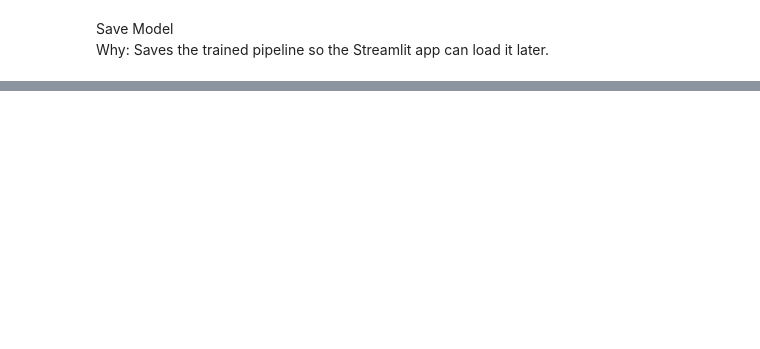
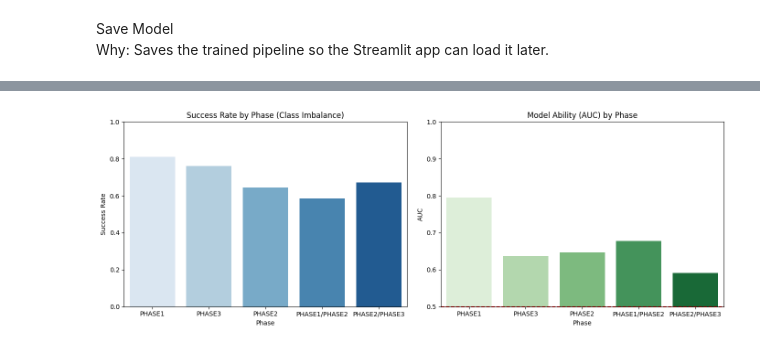
Before and after one commit to delaunan/clintrialpredict, a Jupyter notebook: notebooks/nicolas/baseline_model.ipynb, the cells around one changed output, grey strips where cells are left out. Drawn from its saved outputs; the diff is of its cells as text; code cells hidden in the pictures; blank space fills up the shorter version.

```diff
--- a/notebooks/nicolas/baseline_model.ipynb
+++ b/notebooks/nicolas/baseline_model.ipynb
@@ -237,0 +469,73 @@ Why: Saves the trained pipeline so the Streamlit app can load it later.
+# %%
+import pandas as pd
+import seaborn as sns
+import matplotlib.pyplot as plt
+from sklearn.metrics import roc_auc_score
+
+def analyze_performance_by_phase(model, X_test, y_test, df_original):
+    # 1. Recover the 'phase' column
+    test_indices = X_test.index
+    phases = df_original.loc[test_indices, 'phase']
+
+    # Create analysis dataframe
+    analysis_df = pd.DataFrame({
+        'phase': phases,
+        'target_actual': y_test,
+        'pred_prob': model.predict_proba(X_test)[:, 1]
+    })
+
+    # 2. Calculate Metrics
+    results = []
+    unique_phases = analysis_df['phase'].unique()
+
+    print(f"{'Phase':<15} | {'Count':<6} | {'Success Rate':<12} | {'Model AUC':<6}")
+    print("-" * 55)
+
+    for ph in unique_phases:
+        subset = analysis_df[analysis_df['phase'] == ph]
+
+        if len(subset) < 50:
+            continue
+
+        # Success Rate (1 - Failure Rate)
+        failure_rate = subset['target_actual'].mean()
+        success_rate = 1.0 - failure_rate
+
+        try:
+            auc = roc_auc_score(subset['target_actual'], subset['pred_prob'])
+        except:
+            auc = 0.5
+
+        results.append({
+            'Phase': ph,
+            'Count': len(subset),
+            'Success Rate': success_rate,
+            'AUC': auc
+        })
+
+        print(f"{ph:<15} | {len(subset):<6} | {success_rate:.1%}      | {auc:.4f}")
+
+    # 3. Visualization
+    res_df = pd.DataFrame(results)
+
+    fig, ax = plt.subplots(1, 2, figsize=(14, 5))
+
+    # Chart 1: Success Rate
+    # FIX: Added hue='Phase' and legend=False
+    sns.barplot(data=res_df, x='Phase', y='Success Rate', hue='Phase', legend=False, ax=ax[0], palette='Blues')
+    ax[0].set_title("Success Rate by Phase (Class Imbalance)")
+    ax[0].set_ylim(0, 1.0)
+
+    # Chart 2: Model Performance
+    # FIX: Added hue='Phase' and legend=False
+    sns.barplot(data=res_df, x='Phase', y='AUC', hue='Phase', legend=False, ax=ax[1], palette='Greens')
+    ax[1].set_title("Model Ability (AUC) by Phase")
+    ax[1].set_ylim(0.5, 1.0)
+    ax[1].axhline(0.5, color='red', linestyle='--')
+
+    plt.tight_layout()
+    plt.show()
+
+# Run it
+analyze_performance_by_phase(model, X_test, y_test, df)
+# %% [output]
@@ -237,0 +549 @@ Why: Saves the trained pipeline so the Streamlit app can load it later.
+[figure, added]
```
Also changed, not shown: parts of 14 cells of this notebook, 7 other files.
